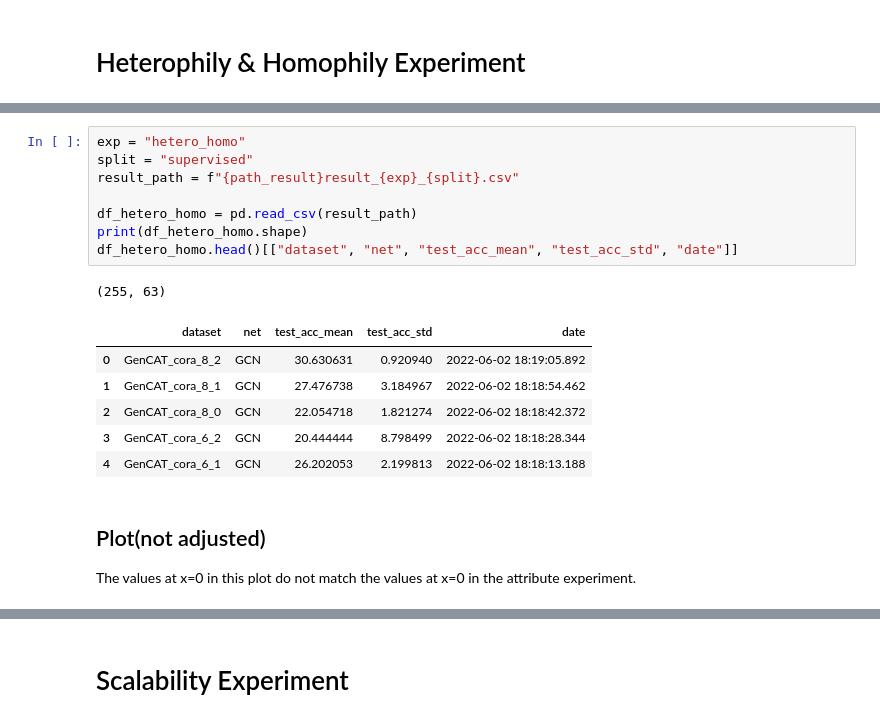
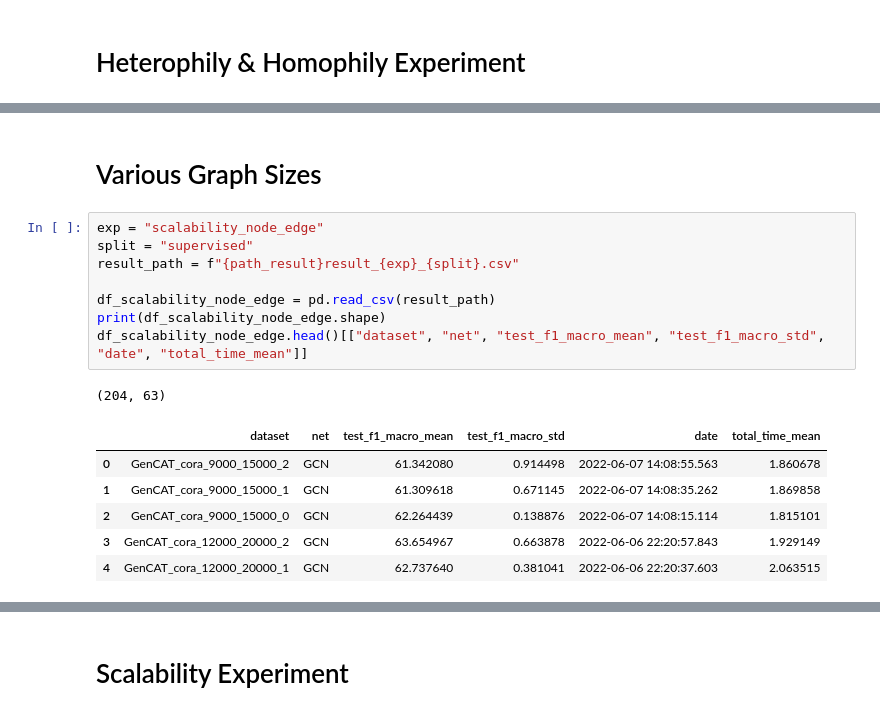
Before and after one commit to seijimaekawa/empirical-study-of-GNNs, a Jupyter notebook: notebooks/final_plots.ipynb, the cells around one changed output, grey strips where cells are left out. Saved outputs shown, nothing was run; the diff lists cells and outputs as text.

```diff
--- a/notebooks/final_plots.ipynb
+++ b/notebooks/final_plots.ipynb
@@ -72,19 +188,18 @@ def plot_result(dataframe, methods, x_list, base_dataset, labels: list , metric=
+# %% [markdown]
+# Various Graph Sizes
 # %%
-exp = "hetero_homo"
+exp = "scalability_node_edge"
 split = "supervised"
 result_path = f"{path_result}result_{exp}_{split}.csv"
 
-df_hetero_homo = pd.read_csv(result_path)
-print(df_hetero_homo.shape)
-df_hetero_homo.head()[["dataset", "net", "test_acc_mean", "test_acc_std", "date"]]
+df_scalability_node_edge = pd.read_csv(result_path)
+print(df_scalability_node_edge.shape)
+df_scalability_node_edge.head()[["dataset", "net", "test_f1_macro_mean", "test_f1_macro_std", "date", "total_time_mean"]]
 # %% [output]
-(255, 63)
+(204, 63)
-|  | dataset | net | test_acc_mean | test_acc_std | date |
-| 0 | GenCAT_cora_8_2 | GCN | 30.630631 | 0.920940 | 2022-06-02 18:19:05.892 |
-| 1 | GenCAT_cora_8_1 | GCN | 27.476738 | 3.184967 | 2022-06-02 18:18:54.462 |
-| 2 | GenCAT_cora_8_0 | GCN | 22.054718 | 1.821274 | 2022-06-02 18:18:42.372 |
-| 3 | GenCAT_cora_6_2 | GCN | 20.444444 | 8.798499 | 2022-06-02 18:18:28.344 |
-| 4 | GenCAT_cora_6_1 | GCN | 26.202053 | 2.199813 | 2022-06-02 18:18:13.188 |
+|  | dataset | net | test_f1_macro_mean | test_f1_macro_std | date | total_time_mean |
+| 0 | GenCAT_cora_9000_15000_2 | GCN | 61.342080 | 0.914498 | 2022-06-07 14:08:55.563 | 1.860678 |
+| 1 | GenCAT_cora_9000_15000_1 | GCN | 61.309618 | 0.671145 | 2022-06-07 14:08:35.262 | 1.869858 |
+| 2 | GenCAT_cora_9000_15000_0 | GCN | 62.264439 | 0.138876 | 2022-06-07 14:08:15.114 | 1.815101 |
+| 3 | GenCAT_cora_12000_20000_2 | GCN | 63.654967 | 0.663878 | 2022-06-06 22:20:57.843 | 1.929149 |
+| 4 | GenCAT_cora_12000_20000_1 | GCN | 62.737640 | 0.381041 | 2022-06-06 22:20:37.603 | 2.063515 |
-# %% [markdown]
-## Plot(not adjusted)
-The values at x=0 in this plot do not match the values at x=0 in the attribute experiment.
```
Also changed, not shown: parts of 30 cells of this notebook.
